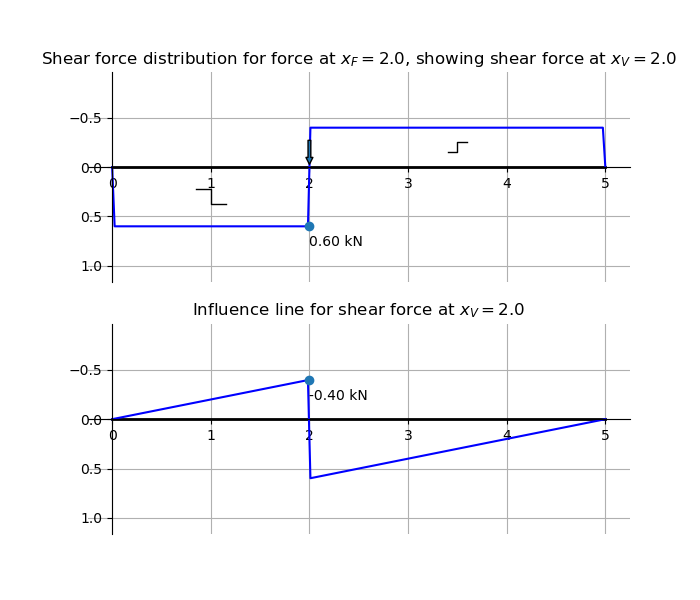
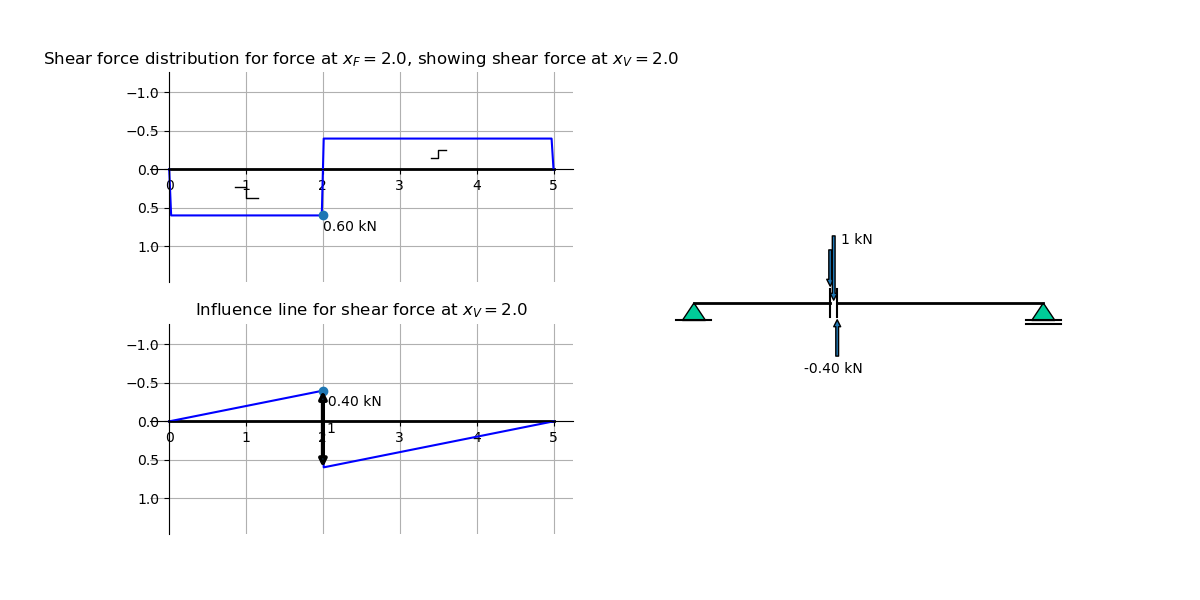
Code edit (unified diff) that turned the first committed figure into the second:
--- before
+++ after
@@ -1,38 +1,86 @@
-fig, axs = plt.subplots(2, 1, figsize=(7, 6))
+from matplotlib.patches import Arc,StepPatch, Polygon, Circle
+
+fig = plt.figure(figsize=(12, 6))
+
+gs = fig.add_gridspec(2,2)
+axs0 = fig.add_subplot(gs[:, 1])
+axs1 = fig.add_subplot(gs[0, 0])
+axs2 = fig.add_subplot(gs[1, 0])
+
 x = np.linspace(0,5.0001,200)
 def func(a,b):
-    axs[0].clear()  # Clear the existing plot
-    axs[1].clear()
-    axs[0].plot([0,5],[0,0],color='black',linewidth=2)
-    axs[0].grid()
-    axs[0].axis('equal')
-    axs[0].plot(x,V_numpy(5,b,5000,x),color='blue')
-    axs[0].plot(a,V_numpy(5,b,5000,a),marker='o')
-    axs[0].annotate('%.2f kN' % V_numpy(5,b,5000,a),xy = [a,V_numpy(5,b,5000,a)+0.2])
-    axs[0].annotate(text='', xy=(b,0), xytext=(b,-0.3), arrowprops=dict(arrowstyle='simple'))
-    axs[0].invert_yaxis()
-    plt.sca(axs[0])
+    axs0.clear()
+    axs1.clear()  # Clear the existing plot
+    axs2.clear()
+
+    axs0.plot([0,a-0.05],[0,0],color='black',linewidth=2)
+    axs0.plot([a+0.05,5],[0,0],color='black',linewidth=2)
+    L_i = 0
+    y = np.array([[-1/6+L_i,1/4], [L_i,0], [1/6+L_i,1/4]])
+    p = Polygon(y, facecolor = '#00CC99',edgecolor='black')
+    axs0.plot([-0.25+L_i,0.25+L_i],[0.25,0.25],color='black')
+    axs0.add_patch(p)
+    L_i = 5
+    y = np.array([[-1/6+L_i,1/4], [L_i,0], [1/6+L_i,1/4]])
+    p = Polygon(y, facecolor = '#00CC99',edgecolor='black')
+    axs0.plot([-0.25+L_i,0.25+L_i],[0.25,0.25],color='black')
+    axs0.plot([-0.25+L_i,0.25+L_i],[0.3,0.3],color='black')
+    axs0.add_patch(p)
+
+    axs0.plot([a-0.05,a-0.05],[0.2,-0.2],color='black')
+    axs0.plot([a+0.05,a+0.05],[0.2,-0.2],color='black')
+    
+    if V_numpy(5,b,5000,a)>0:
+        axs0.annotate(text='', xy=(a+0.05,+0.2), xytext=(a+0.05,+0.2+V_numpy(5,b,5000,a)*1), arrowprops=dict(arrowstyle='simple'))
+        axs0.annotate(text='', xy=(a-0.05,-0.2), xytext=(a-0.05,-0.2-V_numpy(5,b,5000,a)*1), arrowprops=dict(arrowstyle='simple'))
+    else:
+        axs0.annotate(text='', xy=(a+0.05,-0.2), xytext=(a+0.05,-0.2+V_numpy(5,b,5000,a)*1), arrowprops=dict(arrowstyle='simple'))
+        axs0.annotate(text='', xy=(a-0.05,+0.2), xytext=(a-0.05,+0.2-V_numpy(5,b,5000,a)*1), arrowprops=dict(arrowstyle='simple'))
+    axs0.annotate('%.2f kN' % V_inf_numpy(5,a,5000,b),xy = [a,1],ha='center')
+    #axs0.annotate(text='', xy=(a-M_numpy(5,b,5000,a)/3,-M_numpy(5,b,5000,a)/3), xytext=(a-M_numpy(5,b,5000,a)/3,M_numpy(5,b,5000,a)/3), arrowprops=dict(arrowstyle='simple',connectionstyle='arc3,rad=0.7'))
+    #axs0.annotate('%.2f kNm' % M_inf_numpy(5,a,5000,b),xy = [a,0.5],ha='center')
+
+    axs0.annotate(text='', xy=(b,0), xytext=(b,-1), arrowprops=dict(arrowstyle='simple'))
+    axs0.annotate('1 kN',xy = [b+0.1,-1],ha='left',va='top')
+    axs0.set_ylim([-1,1])
+    axs0.set_aspect('equal')
+    axs0.invert_yaxis()
+    axs0.axis('off')
+
+    axs1.plot([0,5],[0,0],color='black',linewidth=2)
+    axs1.grid()
+    axs1.axis('equal')
+    axs1.plot(x,V_numpy(5,b,5000,x),color='blue')
+    axs1.plot(a,V_numpy(5,b,5000,a),marker='o')
+    axs1.annotate('%.2f kN' % V_numpy(5,b,5000,a),xy = [a,V_numpy(5,b,5000,a)+0.2])
+    #axs1.annotate(text='', xy=(b,0), xytext=(b,-0.3), arrowprops=dict(arrowstyle='simple'))
+    axs1.invert_yaxis()
+    plt.sca(axs1)
     vervormingV(b/2,V_numpy(5,b,5000,x)[1]/2,V_numpy(5,b,5000,x)[1]/2,0)
     vervormingV(b+(5-b)/2,V_numpy(5,b,5000,x)[-2]/2,V_numpy(5,b,5000,x)[-2]/2,1)
     title0 = 'Shear force distribution for force at $x_F = '+str(b)+'$, showing shear force at $x_V = '+str(a)+'$'
-    axs[0].set_title(title0)
-    axs[1].plot([0,5],[0,0],color='black',linewidth=2)
-    axs[1].grid()
-    axs[1].axis('equal')
-    axs[1].plot(x,V_inf_numpy(5,a,5000,x),color='blue')
-    axs[1].plot(b,V_inf_numpy(5,a,5000,b),marker='o')
-    axs[1].annotate('%.2f kN' % V_inf_numpy(5,a,5000,b),xy = [b,V_inf_numpy(5,a,5000,b)+0.2])
-    axs[1].invert_yaxis()
+    axs1.set_title(title0)
+    axs2.plot([0,5],[0,0],color='black',linewidth=2)
+    axs2.grid()
+    axs2.axis('equal')
+    axs2.plot(x,V_inf_numpy(5,a,5000,x),color='blue')
+    axs2.plot(b,V_inf_numpy(5,a,5000,b),marker='o')
+    hulp0 = V_inf_numpy(L=5,a=a,EI=5000,x=a-0.001)
+    hulp1 = V_inf_numpy(L=5,a=a,EI=5000,x=a+0.001)
+    axs2.annotate(text='', xy=(a,hulp0), xytext=(a,hulp1), arrowprops=dict(arrowstyle='<|-|>', linewidth=3,shrinkA=0,shrinkB=0))
+    axs2.annotate('1',xy = [a+0.05,(hulp0+hulp1)/2],va='center',ha='left')
+    axs2.annotate('%.2f kN' % V_inf_numpy(5,a,5000,b),xy = [b,V_inf_numpy(5,a,5000,b)+0.2])
+    axs2.invert_yaxis()
     title1 = 'Influence line for shear force at $x_V = '+str(a)+'$'
-    axs[1].set_title(title1)
+    axs2.set_title(title1)
 
-    axs[0].spines['right'].set_color('none')
-    axs[0].spines['top'].set_color('none')
-    axs[0].spines['bottom'].set_position('zero')
-    axs[0].spines['left'].set_position('zero')
-    axs[1].spines['right'].set_color('none')
-    axs[1].spines['top'].set_color('none')
-    axs[1].spines['bottom'].set_position('zero')
-    axs[1].spines['left'].set_position('zero')
+    axs1.spines['right'].set_color('none')
+    axs1.spines['top'].set_color('none')
+    axs1.spines['bottom'].set_position('zero')
+    axs1.spines['left'].set_position('zero')
+    axs2.spines['right'].set_color('none')
+    axs2.spines['top'].set_color('none')
+    axs2.spines['bottom'].set_position('zero')
+    axs2.spines['left'].set_position('zero')
     plt.draw()  
     

Commit: WIP